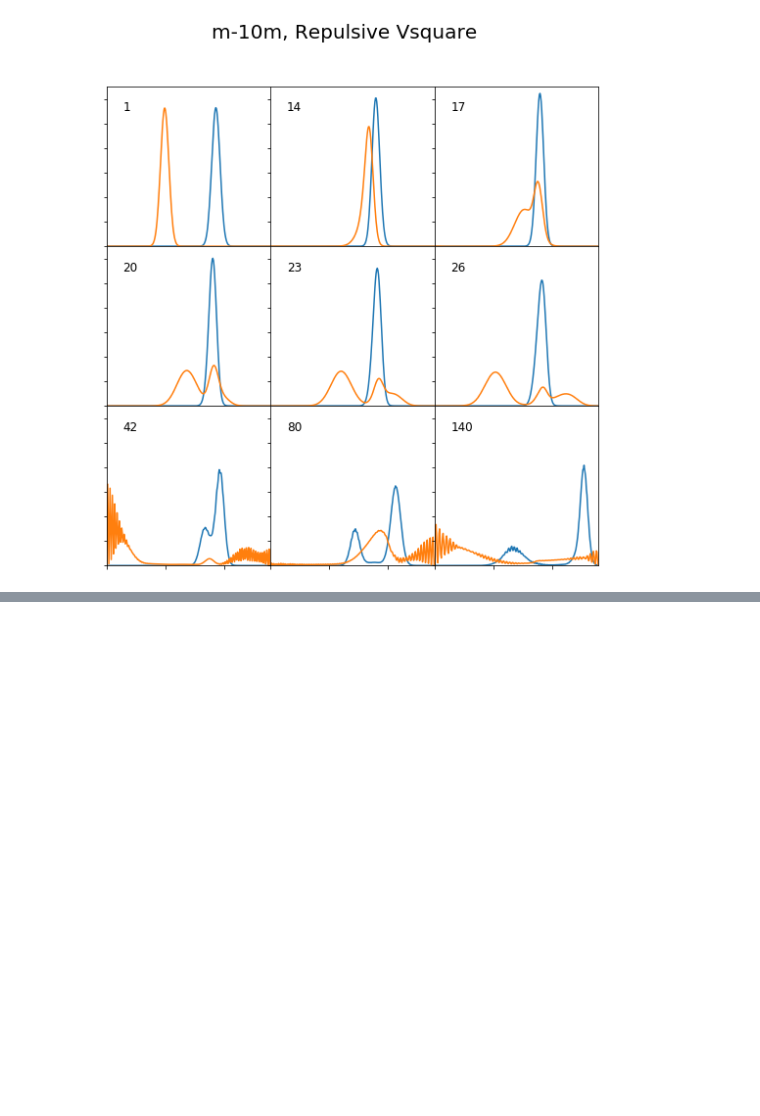
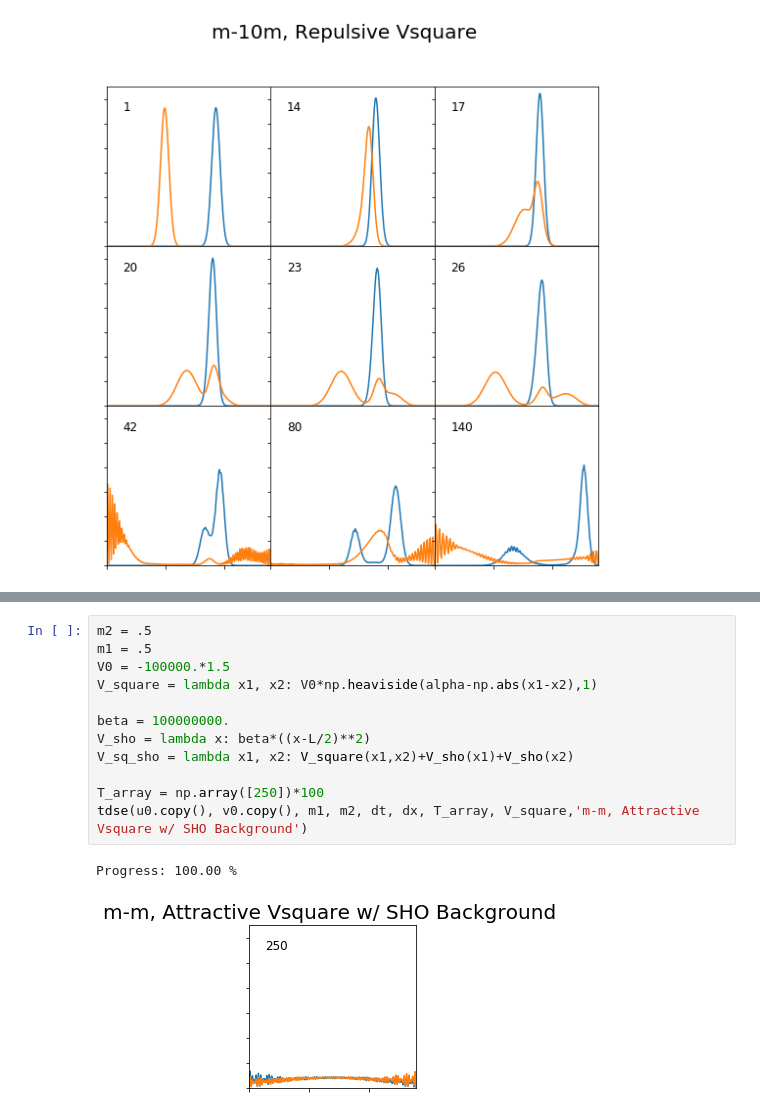
Before and after one commit to endersahin/phys250-final-project, a Jupyter notebook: tdse_first-try.ipynb, the cells around one changed output, grey strips where cells are left out. Cells and saved outputs as stored; diff of their text form; blank space fills up the shorter version.

```diff
--- a/tdse_first-try.ipynb
+++ b/tdse_first-try.ipynb
@@ -160 +190,16 @@ tdse(u_1, u, v_1, v, m1, m2, dt, dx, T_array, V_square,'m-m, Repulsive Vsquare')
+# %%
+m2 = .5
+m1 = .5
+V0 = -100000.*1.5
+V_square = lambda x1, x2: V0*np.heaviside(alpha-np.abs(x1-x2),1)
+
+beta = 100000000.
+V_sho = lambda x: beta*((x-L/2)**2)
+V_sq_sho = lambda x1, x2: V_square(x1,x2)+V_sho(x1)+V_sho(x2)
+
+T_array = np.array([250])*100
+tdse(u0.copy(), v0.copy(), m1, m2, dt, dx, T_array, V_square,'m-m, Attractive Vsquare w/ SHO Background')
+# %% [output]
+Progress: 100.00 %
+[figure, added]
 # %%
```
Also changed, not shown: parts of 6 cells of this notebook.
